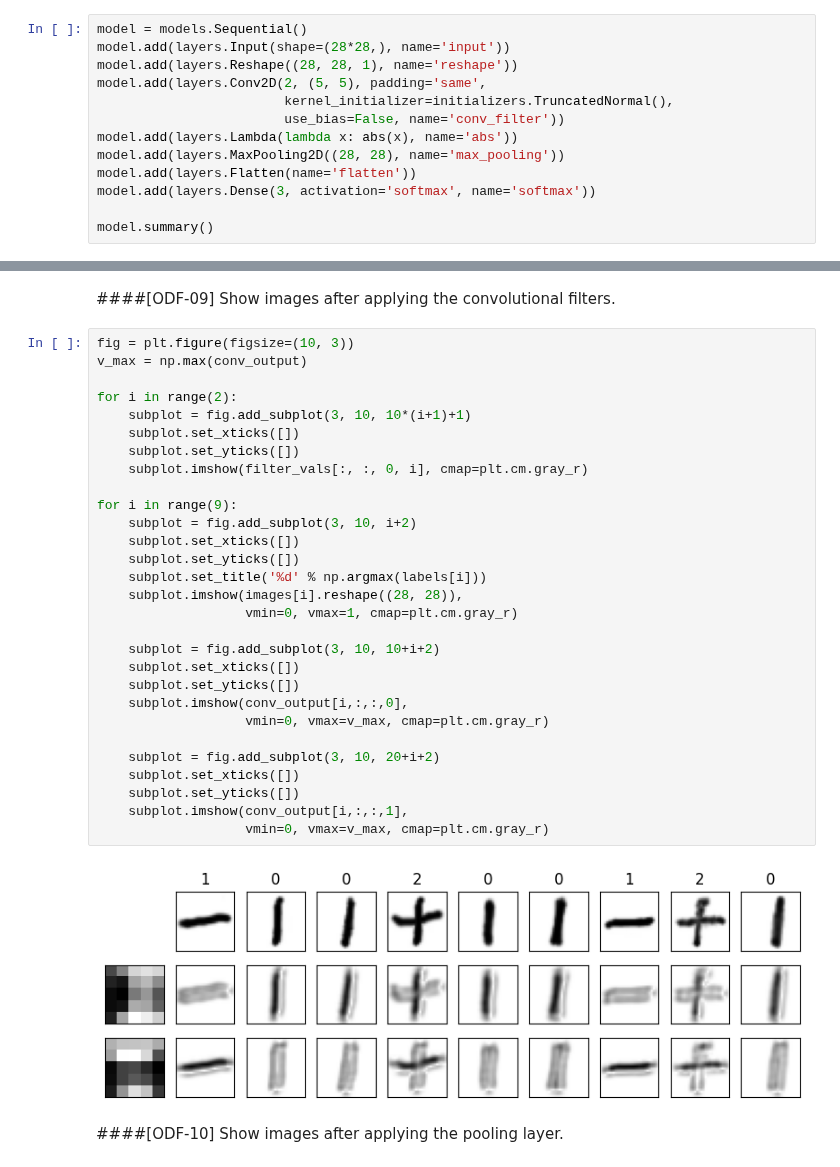
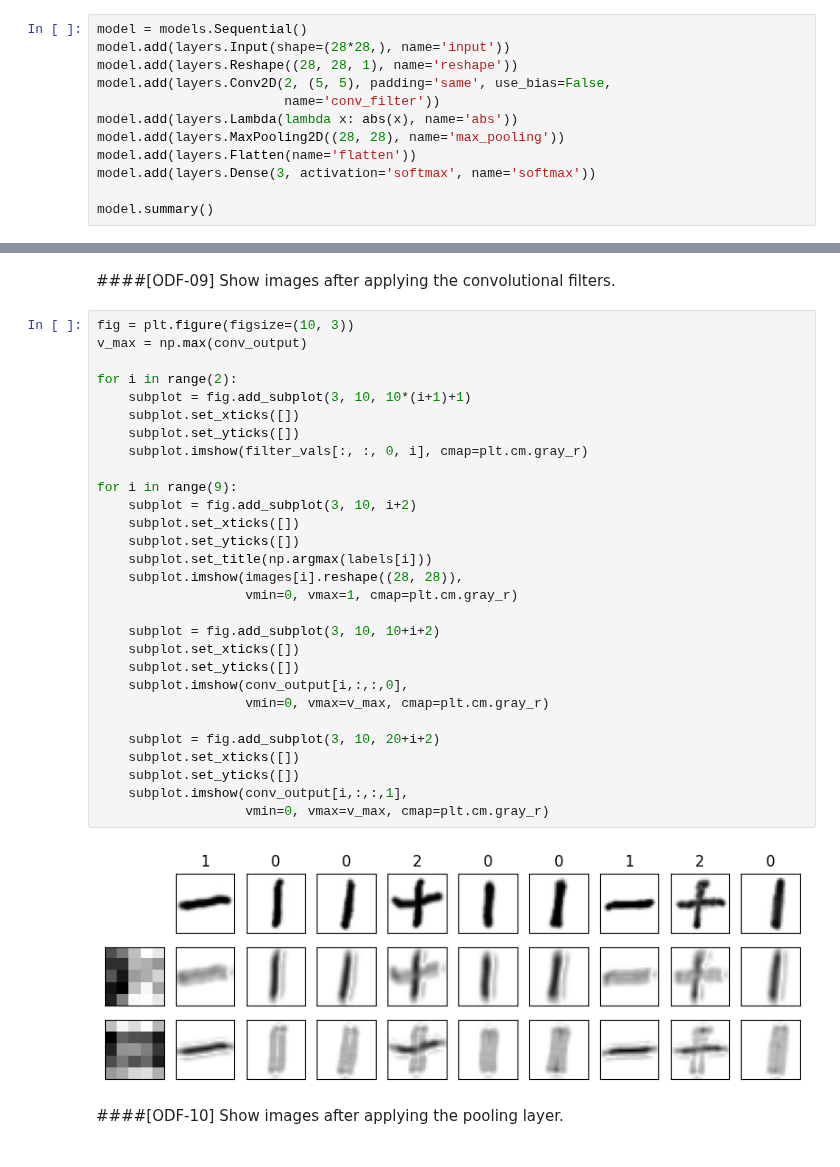
Before and after one commit to enakai00/colab_tfbook, a Jupyter notebook: Chapter04/3. ORENIST dynamic filter classification.ipynb, the cells around one changed output, grey strips where cells are left out. Saved outputs shown, nothing was run; the diff lists cells and outputs as text.

```diff
--- a/Chapter04/3. ORENIST dynamic filter classification.ipynb
+++ b/Chapter04/3. ORENIST dynamic filter classification.ipynb
@@ -38,9 +38,8 @@ The ouputs from filters are converted to a single pixel image with the pooling l
 model = models.Sequential()
 model.add(layers.Input(shape=(28*28,), name='input'))
 model.add(layers.Reshape((28, 28, 1), name='reshape'))
-model.add(layers.Conv2D(2, (5, 5), padding='same',
-                        kernel_initializer=initializers.TruncatedNormal(),
-                        use_bias=False, name='conv_filter'))
+model.add(layers.Conv2D(2, (5, 5), padding='same', use_bias=False,
+                        name='conv_filter'))
 model.add(layers.Lambda(lambda x: abs(x), name='abs'))
 model.add(layers.MaxPooling2D((28, 28), name='max_pooling'))
 model.add(layers.Flatten(name='flatten'))
@@ -115,34 +114,34 @@ Show images after applying the convolutional filters.
 # %%
 fig = plt.figure(figsize=(10, 3))
 v_max = np.max(conv_output)
 
 for i in range(2):
     subplot = fig.add_subplot(3, 10, 10*(i+1)+1)
     subplot.set_xticks([])
     subplot.set_yticks([])
     subplot.imshow(filter_vals[:, :, 0, i], cmap=plt.cm.gray_r)
 
 for i in range(9):
     subplot = fig.add_subplot(3, 10, i+2)
     subplot.set_xticks([])
     subplot.set_yticks([])
-    subplot.set_title('%d' % np.argmax(labels[i]))
+    subplot.set_title(np.argmax(labels[i]))
     subplot.imshow(images[i].reshape((28, 28)),
                    vmin=0, vmax=1, cmap=plt.cm.gray_r)
 
     subplot = fig.add_subplot(3, 10, 10+i+2)
     subplot.set_xticks([])
     subplot.set_yticks([])
     subplot.imshow(conv_output[i,:,:,0],
                    vmin=0, vmax=v_max, cmap=plt.cm.gray_r)
 
     subplot = fig.add_subplot(3, 10, 20+i+2)
     subplot.set_xticks([])
     subplot.set_yticks([])
     subplot.imshow(conv_output[i,:,:,1],
                    vmin=0, vmax=v_max, cmap=plt.cm.gray_r)
 # %% [output]
-[figure, old version]
+[figure, new version]
 # %% [markdown]
 ####[ODF-10]
 Show images after applying the pooling layer.
```
Also changed, not shown: parts of 7 cells of this notebook, 3 other files.
